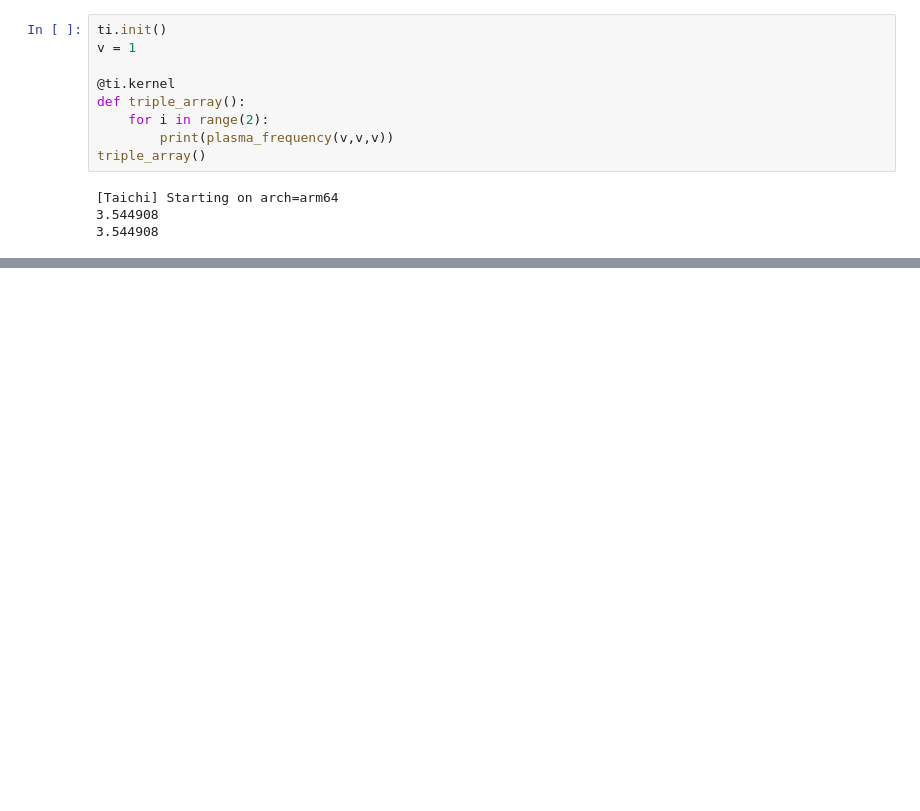
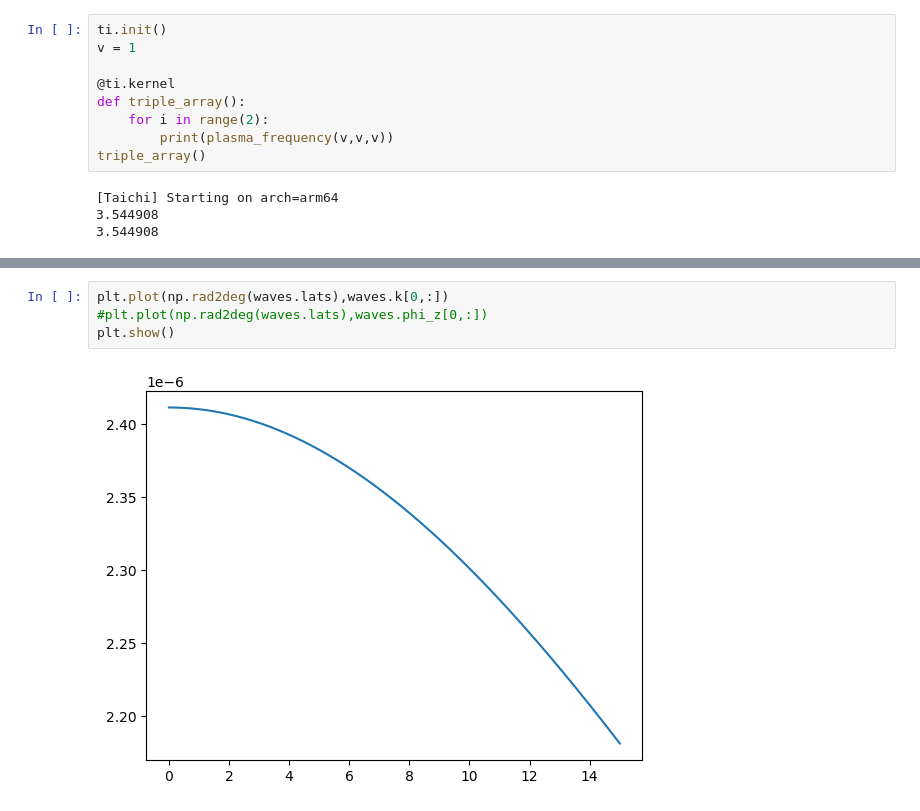
Before and after one commit to donglai96/taichi-test-particle, a Jupyter notebook: solve_dispersion.ipynb, the cells around one changed output, grey strips where cells are left out. Cells and saved outputs as stored; diff of their text form; blank space fills up the shorter version.

```diff
--- a/solve_dispersion.ipynb
+++ b/solve_dispersion.ipynb
@@ -93,0 +301,6 @@ triple_array()
+# %%
+plt.plot(np.rad2deg(waves.lats),waves.k[0,:])
+#plt.plot(np.rad2deg(waves.lats),waves.phi_z[0,:])
+plt.show()
+# %% [output]
+[figure, added]
```
Also changed, not shown: parts of 30 cells of this notebook, 4 other files.
